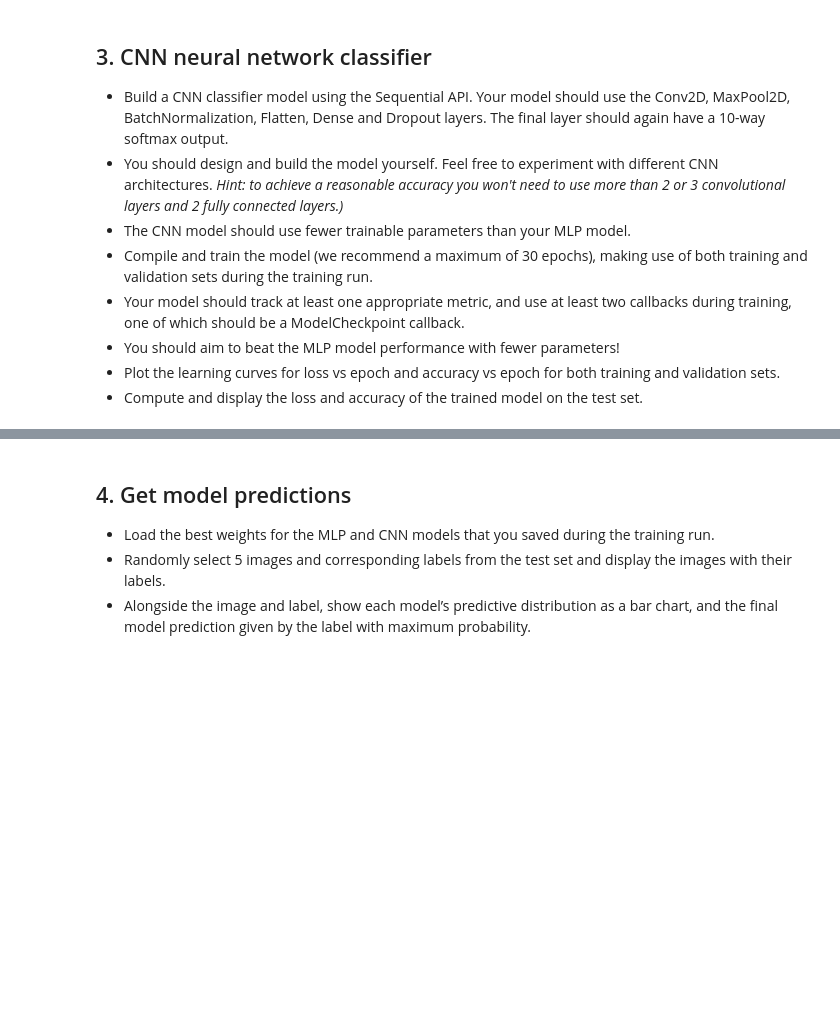
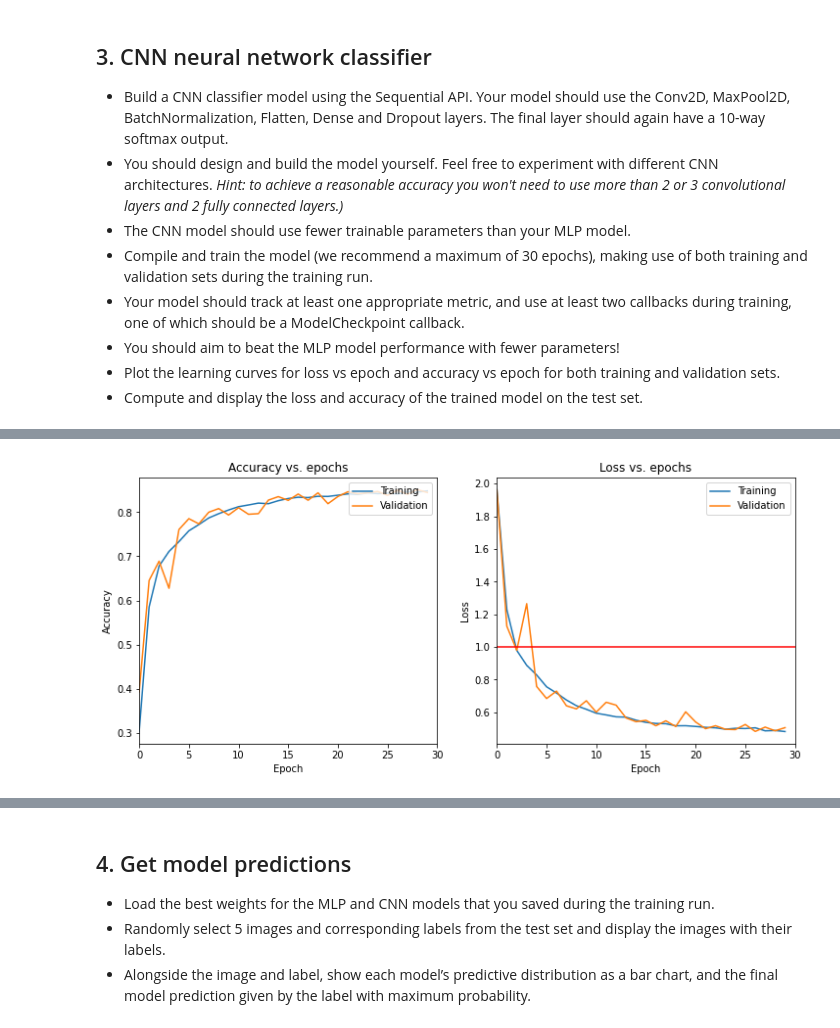
Before and after one commit to dominikwernerwolf/coursera, a Jupyter notebook: Capstone_Project.ipynb, the cells around one changed output, grey strips where cells are left out. Cells and saved outputs as stored; diff of their text form; code cells hidden in the pictures; blank space fills up the shorter version.

```diff
--- a/Capstone_Project.ipynb
+++ b/Capstone_Project.ipynb
@@ -160,8 +160,8 @@ model.compile(optimizer='adam', loss='sparse_categorical_crossentropy', metrics=
 # %%
 from tensorflow.keras.callbacks import ModelCheckpoint, EarlyStopping
 
-def get_checkpoint_best_only():
-    checkpoint_best_path = 'checkpoints_best_only/checkpoint'
+def get_checkpoint_best_only(path):
+    checkpoint_best_path = path+'/checkpoint'
     checkpoint_best = ModelCheckpoint(filepath=checkpoint_best_path,
                                   save_weights_only=True,
                                   save_freq='epoch',
@@ -271,0 +310,4 @@ Test accuracy = 72.3%
+# %%
+CNN_model.compile(optimizer='adam', loss='sparse_categorical_crossentropy', metrics=['accuracy'])
+# %%
+CNN_history = CNN_model.fit(tf.transpose(train_x, [3, 0, 1, 2]), train_y, epochs=30, validation_split=0.2, batch_size=200, callbacks=[get_checkpoint_best_only('CNN'), get_early_stopping()], verbose=0)
@@ -271,0 +342,27 @@ Test accuracy = 72.3%
+# %%
+fig = plt.figure(figsize=(12, 5))
+
+fig.add_subplot(121)
+
+plt.xlim([0,30])
+plt.plot(CNN_history.history['accuracy'])
+plt.plot(CNN_history.history['val_accuracy'])
+plt.title('Accuracy vs. epochs')
+plt.ylabel('Accuracy')
+plt.xlabel('Epoch')
+plt.legend(['Training', 'Validation'], loc='upper right')
+
+fig.add_subplot(122)
+
+plt.xlim([0,30])
+plt.plot(CNN_history.history['loss'])
+plt.plot(CNN_history.history['val_loss'])
+plt.title('Loss vs. epochs')
+plt.ylabel('Loss')
+plt.xlabel('Epoch')
+plt.legend(['Training', 'Validation'], loc='upper right')
+plt.plot([0,50], [1,1], 'r-')
+
+plt.show()
+# %% [output]
+[figure, added]
```
Also changed, not shown: parts of 10 cells of this notebook.
